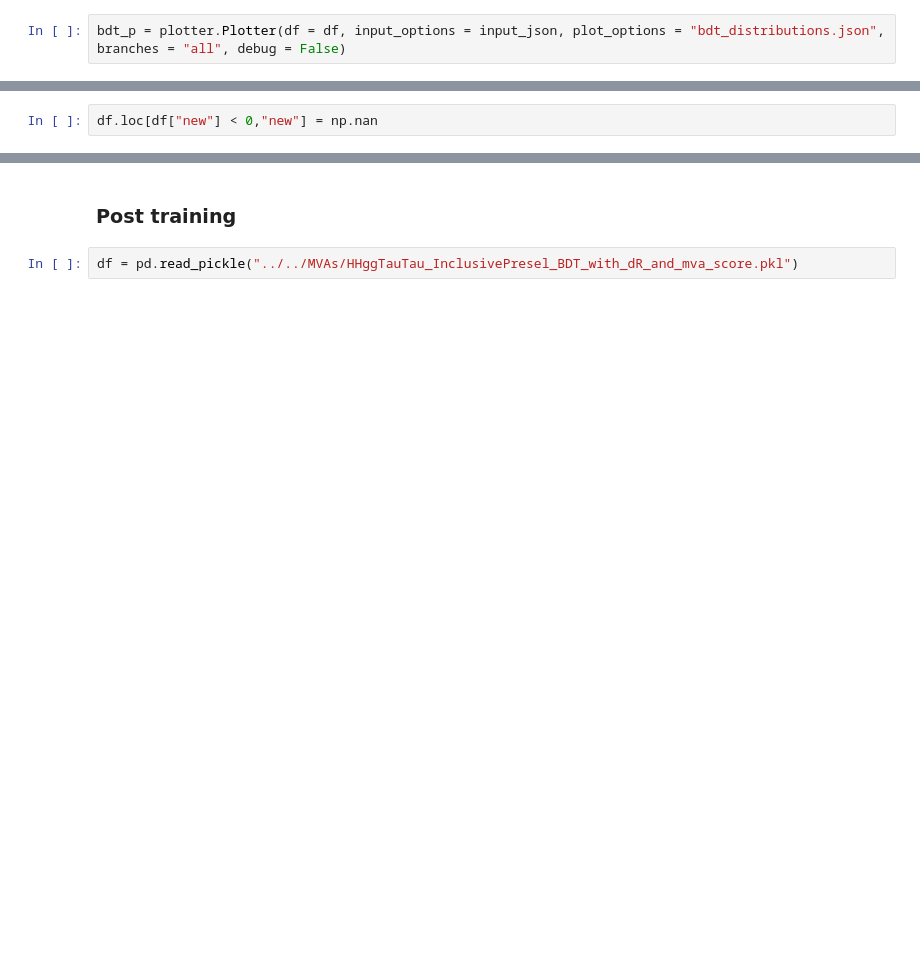
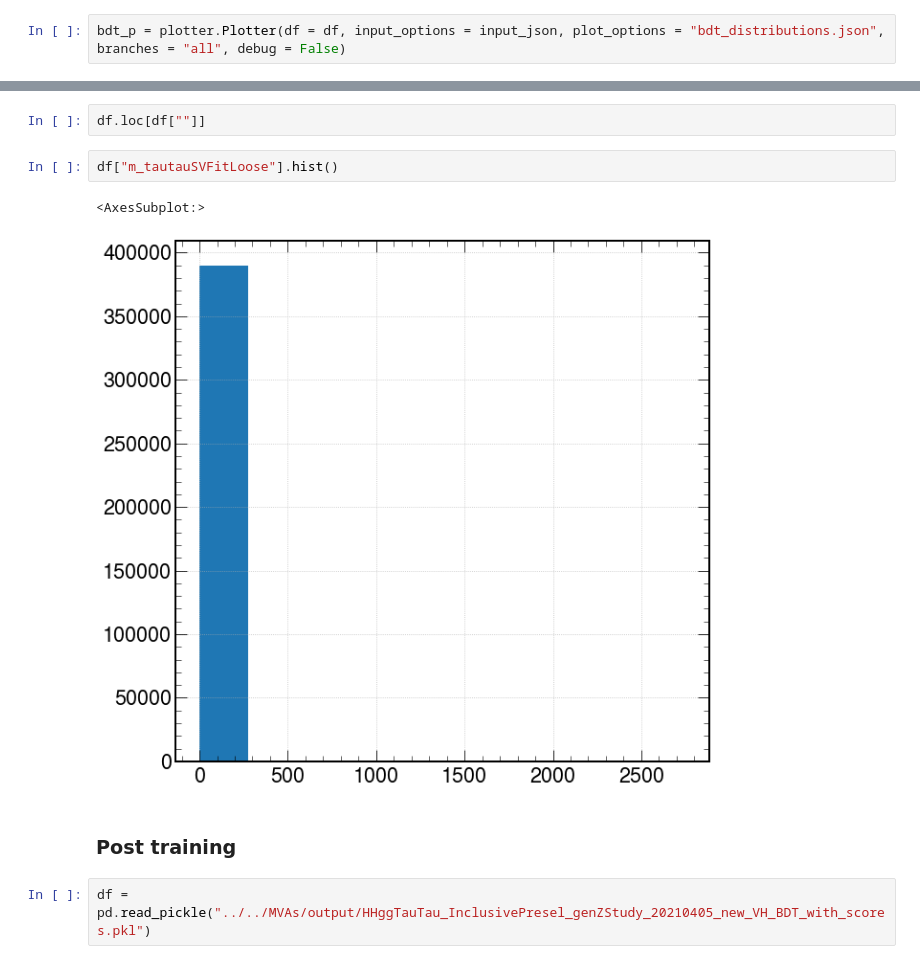
Before and after one commit to cmstas/HggAnalysisDev, a Jupyter notebook: BDT_distributions/prelim_plots/BDT distributions plotter.ipynb, the cells around one changed output, grey strips where cells are left out. Saved outputs shown, nothing was run; the diff lists cells and outputs as text; blank space fills up the shorter version.

```diff
--- a/BDT_distributions/prelim_plots/BDT distributions plotter.ipynb
+++ b/BDT_distributions/prelim_plots/BDT distributions plotter.ipynb
@@ -120,2 +150,0 @@ df["new"] = df["tautauMassAll_SVFit"]
-# %%
-df.loc[df["new"] < 0,"new"] = np.nan
@@ -200,5 +172,12 @@ Name: weight, Length: 92207, dtype: float64
+# %%
+df.loc[df[""]]
+# %%
+df["m_tautauSVFitLoose"].hist()
+# %% [output]
+<AxesSubplot:>
+[figure, added]
 # %% [markdown]
 ### Post training
 # %%
-df = pd.read_pickle("../../MVAs/HHggTauTau_InclusivePresel_BDT_with_dR_and_mva_score.pkl")
+df = pd.read_pickle("../../MVAs/output/HHggTauTau_InclusivePresel_genZStudy_20210405_new_VH_BDT_with_scores.pkl")
 # %%
```
Also changed, not shown: parts of 50 cells of this notebook, 18 other files.
